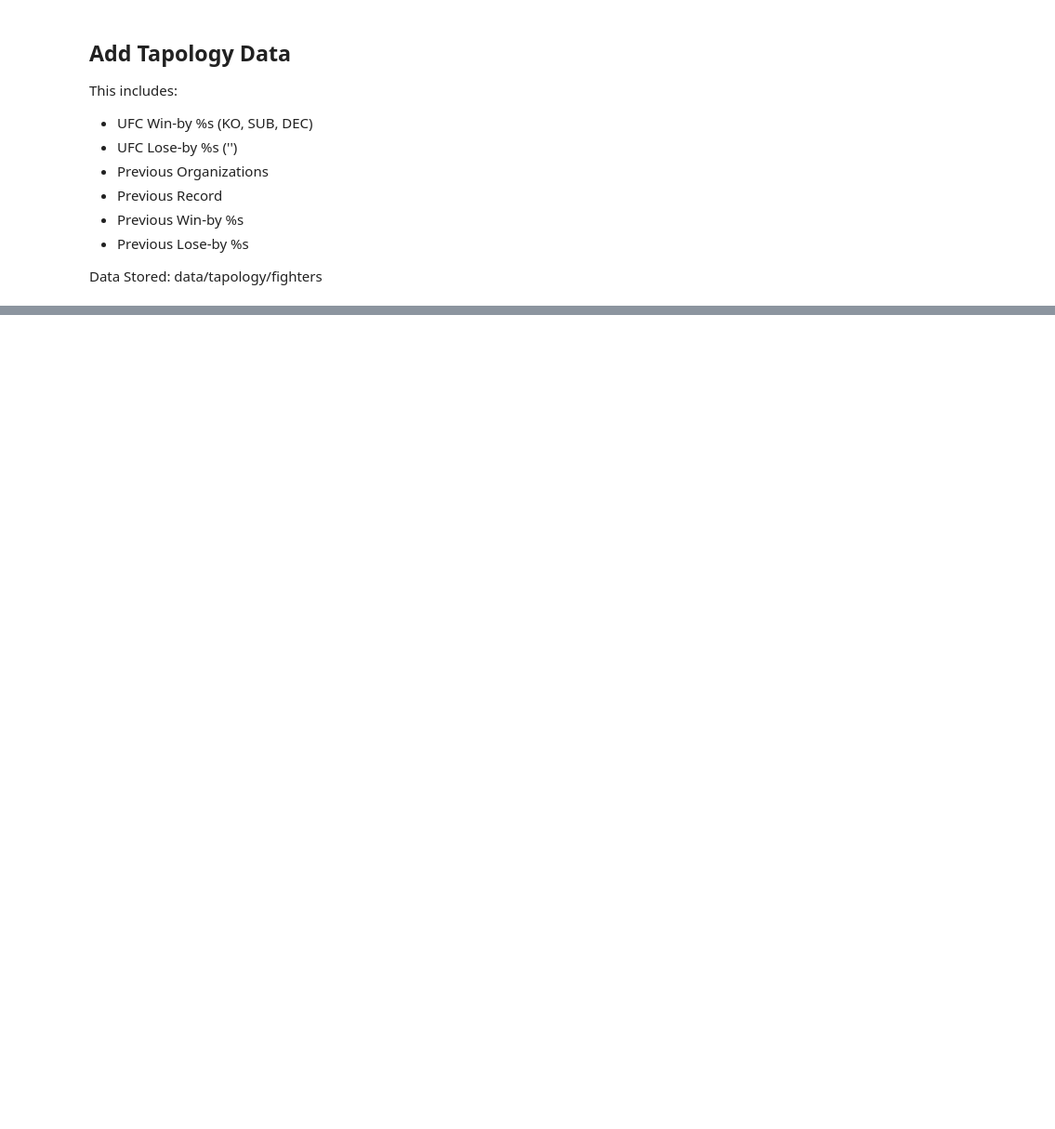
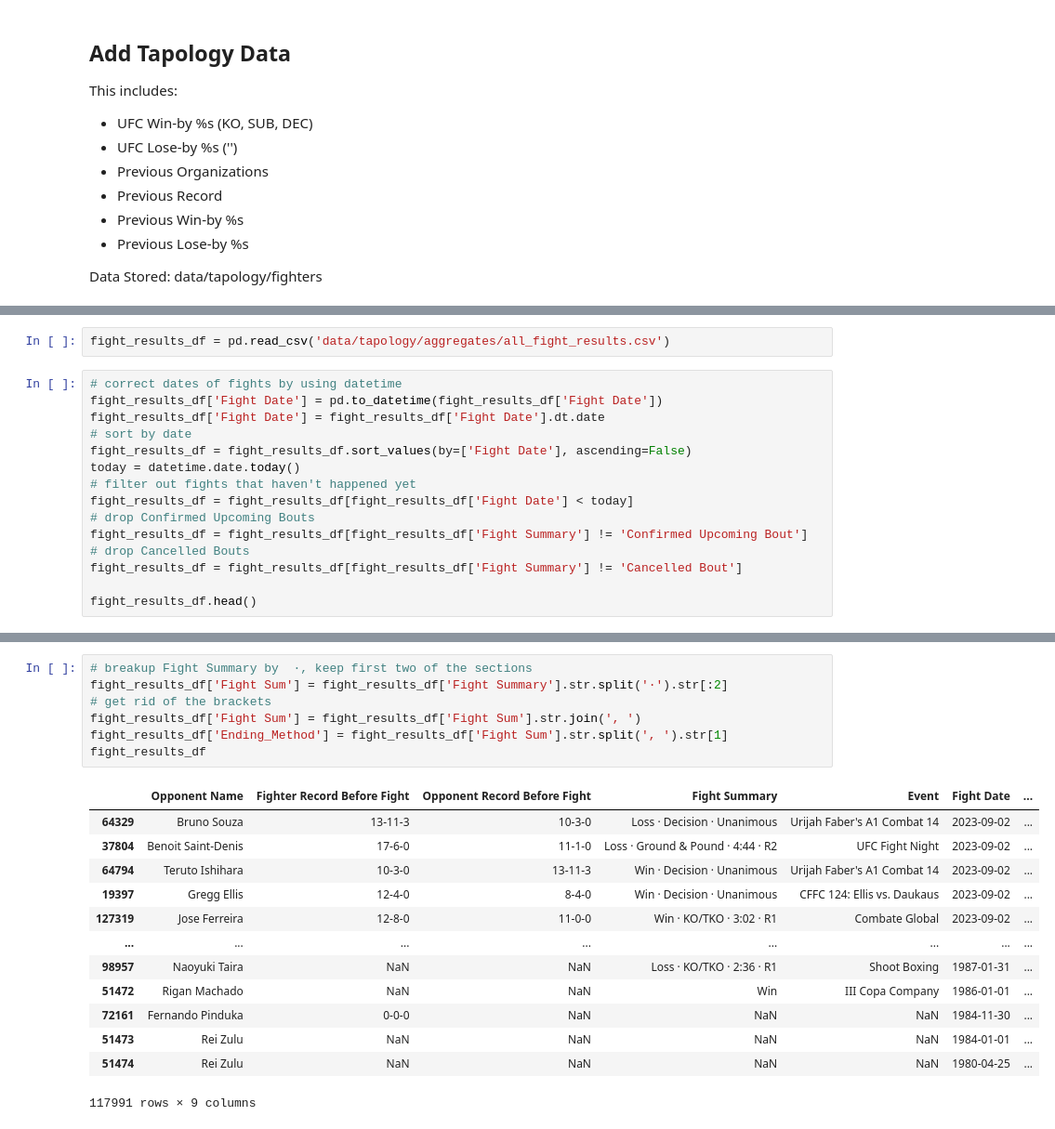
Before and after one commit to tmcroyce/UFC_Prediction_V2.1, a Jupyter notebook: V2_Newer_Notebooks/5. Feature Additions.ipynb, the cells around one changed output, grey strips where cells are left out. Shown at 93% size. Cells and saved outputs as stored; diff of their text form; blank space fills up the shorter version.

```diff
--- a/V2_Newer_Notebooks/5. Feature Additions.ipynb
+++ b/V2_Newer_Notebooks/5. Feature Additions.ipynb
@@ -1574,0 +2258,17 @@ Data Stored: data/tapology/fighters
+# %%
+fight_results_df = pd.read_csv('data/tapology/aggregates/all_fight_results.csv')
+# %%
+# correct dates of fights by using datetime
+fight_results_df['Fight Date'] = pd.to_datetime(fight_results_df['Fight Date'])
+fight_results_df['Fight Date'] = fight_results_df['Fight Date'].dt.date
+# sort by date
+fight_results_df = fight_results_df.sort_values(by=['Fight Date'], ascending=False)
+today = datetime.date.today()
+# filter out fights that haven't happened yet
+fight_results_df = fight_results_df[fight_results_df['Fight Date'] < today]
+# drop Confirmed Upcoming Bouts
+fight_results_df = fight_results_df[fight_results_df['Fight Summary'] != 'Confirmed Upcoming Bout']
+# drop Cancelled Bouts
+fight_results_df = fight_results_df[fight_results_df['Fight Summary'] != 'Cancelled Bout']
+
+fight_results_df.head()
@@ -1574,0 +2282,21 @@ Data Stored: data/tapology/fighters
+# %%
+# breakup Fight Summary by  ·, keep first two of the sections
+fight_results_df['Fight Sum'] = fight_results_df['Fight Summary'].str.split('·').str[:2]
+# get rid of the brackets
+fight_results_df['Fight Sum'] = fight_results_df['Fight Sum'].str.join(', ')
+fight_results_df['Ending_Method'] = fight_results_df['Fight Sum'].str.split(', ').str[1]
+fight_results_df
+# %% [output]
+|  | Opponent Name | Fighter Record Before Fight | Opponent Record Before Fight | Fight Summary | Event | Fight Date | ... |
+| 64329 | Bruno Souza | 13-11-3 | 10-3-0 | Loss · Decision · Unanimous | Urijah Faber's A1 Combat 14 | 2023-09-02 | ... |
+| 37804 | Benoit Saint-Denis | 17-6-0 | 11-1-0 | Loss · Ground & Pound · 4:44 · R2 | UFC Fight Night | 2023-09-02 | ... |
+| 64794 | Teruto Ishihara | 10-3-0 | 13-11-3 | Win · Decision · Unanimous | Urijah Faber's A1 Combat 14 | 2023-09-02 | ... |
+| 19397 | Gregg Ellis | 12-4-0 | 8-4-0 | Win · Decision · Unanimous | CFFC 124: Ellis vs. Daukaus | 2023-09-02 | ... |
+| 127319 | Jose Ferreira | 12-8-0 | 11-0-0 | Win · KO/TKO · 3:02 · R1 | Combate Global | 2023-09-02 | ... |
+| ... | ... | ... | ... | ... | ... | ... | ... |
+| 98957 | Naoyuki Taira | NaN | NaN | Loss · KO/TKO · 2:36 · R1 | Shoot Boxing | 1987-01-31 | ... |
+| 51472 | Rigan Machado | NaN | NaN | Win | III Copa Company | 1986-01-01 | ... |
+| 72161 | Fernando Pinduka | 0-0-0 | NaN | NaN | NaN | 1984-11-30 | ... |
+| 51473 | Rei Zulu | NaN | NaN | NaN | NaN | 1984-01-01 | ... |
+| 51474 | Rei Zulu | NaN | NaN | NaN | NaN | 1980-04-25 | ... |
+117991 rows × 9 columns
```
Also changed, not shown: parts of 46 cells of this notebook.
